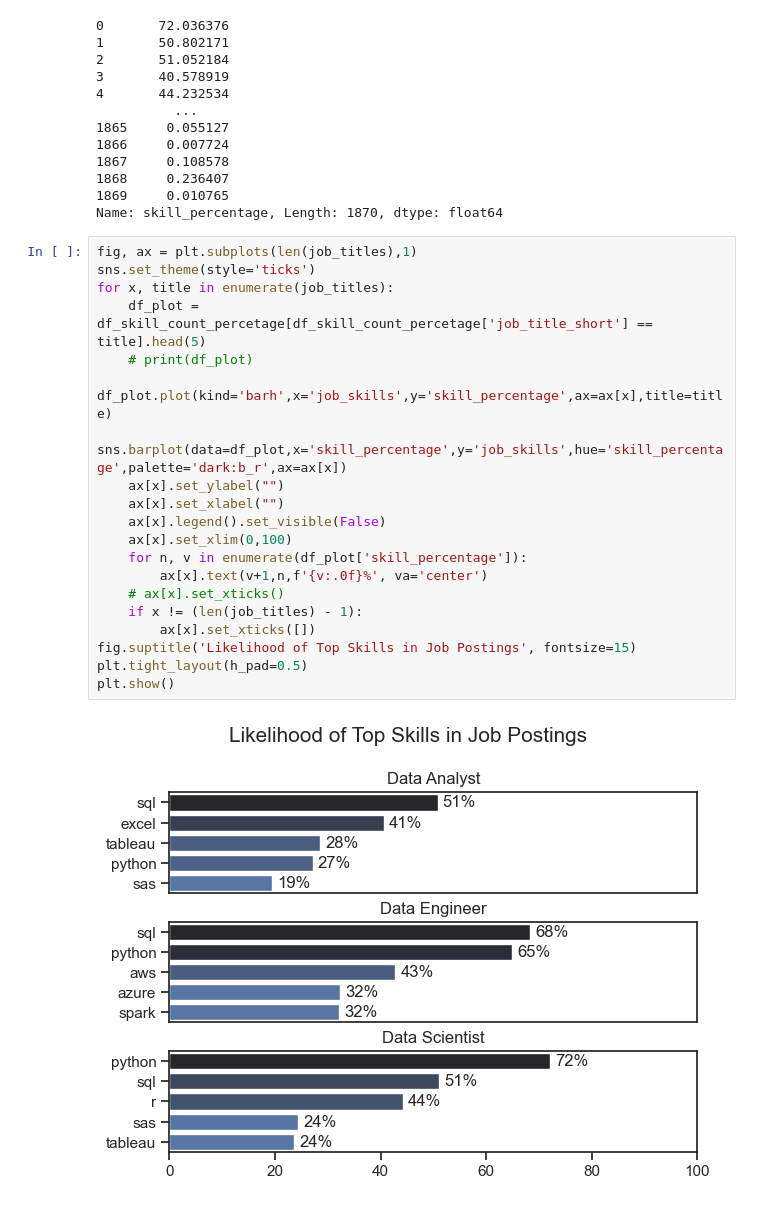
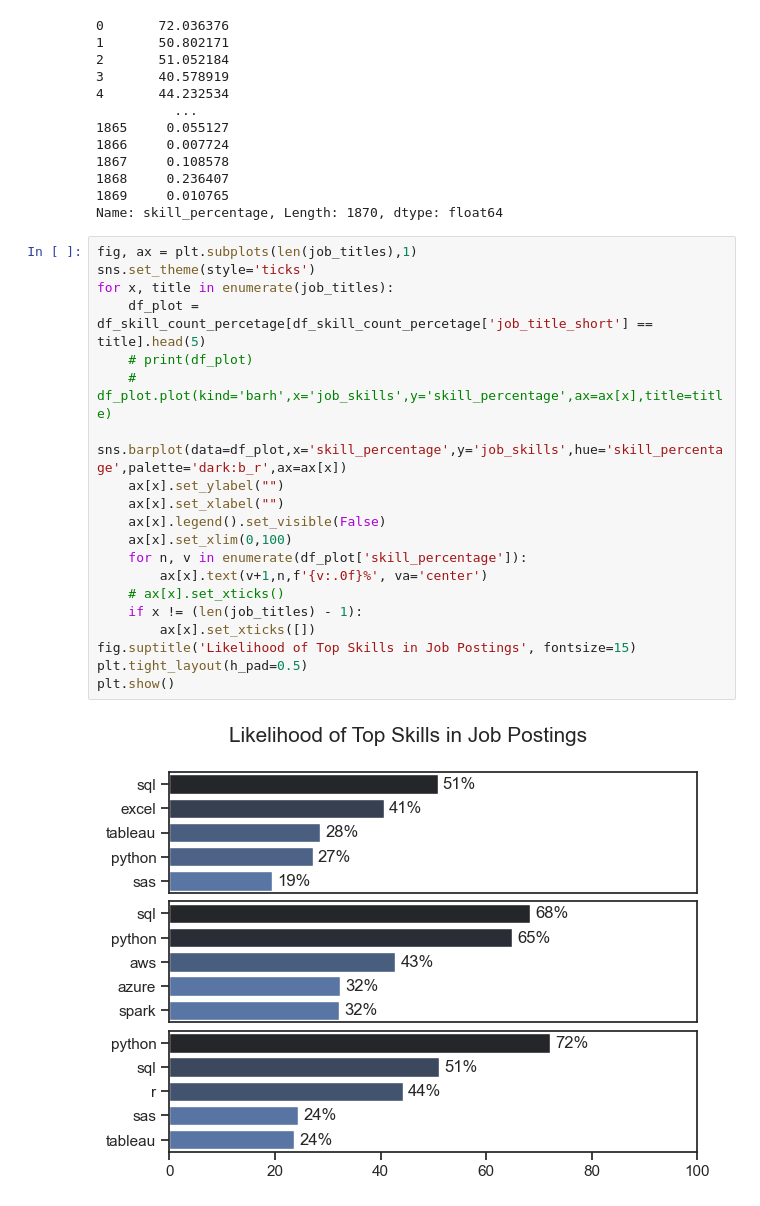
Before and after one commit to amai49/Python_Data_Project, a Jupyter notebook: 3_Project/2_Skill_Demand.ipynb, the cells around one changed output. Drawn from its saved outputs; the diff is of its cells as text.

```diff
--- a/3_Project/2_Skill_Demand.ipynb
+++ b/3_Project/2_Skill_Demand.ipynb
@@ -102,22 +102,22 @@ Name: skill_percentage, Length: 1870, dtype: float64
 # %%
 fig, ax = plt.subplots(len(job_titles),1)
 sns.set_theme(style='ticks')
 for x, title in enumerate(job_titles):
     df_plot = df_skill_count_percetage[df_skill_count_percetage['job_title_short'] == title].head(5)
     # print(df_plot)
-    df_plot.plot(kind='barh',x='job_skills',y='skill_percentage',ax=ax[x],title=title)
+    # df_plot.plot(kind='barh',x='job_skills',y='skill_percentage',ax=ax[x],title=title)
     sns.barplot(data=df_plot,x='skill_percentage',y='job_skills',hue='skill_percentage',palette='dark:b_r',ax=ax[x])
     ax[x].set_ylabel("")
     ax[x].set_xlabel("")
     ax[x].legend().set_visible(False)
     ax[x].set_xlim(0,100)
     for n, v in enumerate(df_plot['skill_percentage']):
         ax[x].text(v+1,n,f'{v:.0f}%', va='center')
     # ax[x].set_xticks()
     if x != (len(job_titles) - 1):
         ax[x].set_xticks([])
 fig.suptitle('Likelihood of Top Skills in Job Postings', fontsize=15)
 plt.tight_layout(h_pad=0.5)
 plt.show()
 # %% [output]
-[figure, old version]
+[figure, new version]
```
Also changed, not shown: 2 other files.
